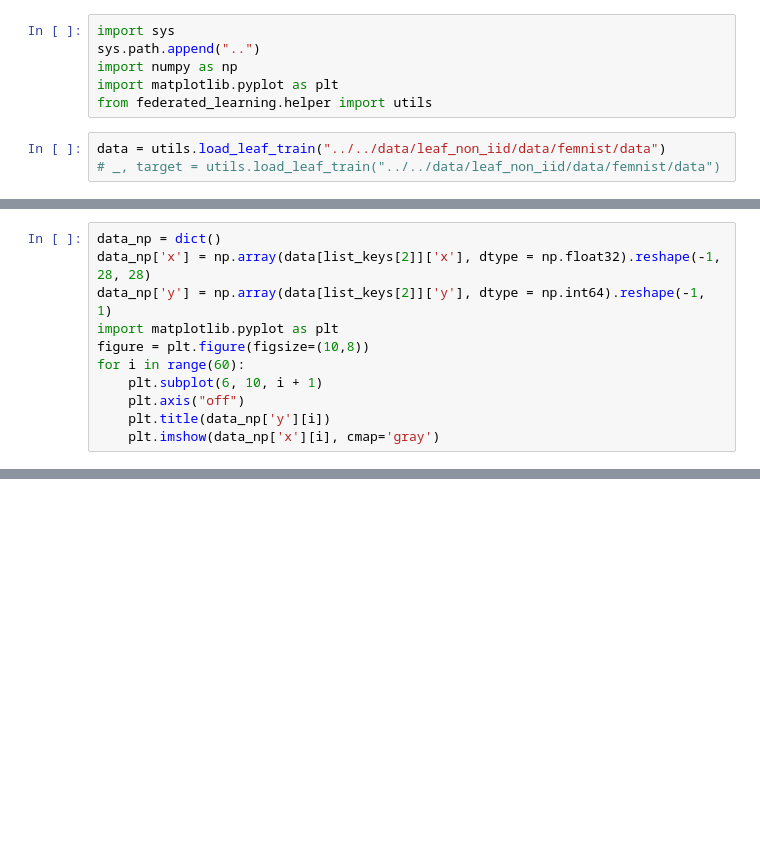
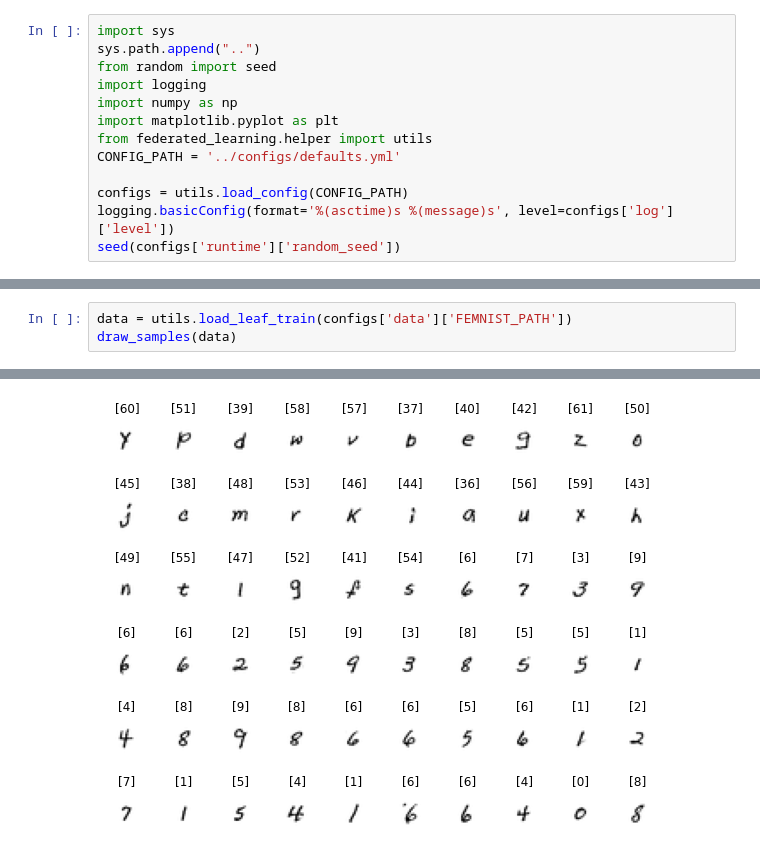
Before and after one commit to etesami/MOE-FL, a Jupyter notebook: ipynb/femnist_data_digits.ipynb, the cells around one changed output, grey strips where cells are left out. Drawn from its saved outputs; the diff is of its cells as text; blank space fills up the shorter version.

Commit message:
Almost ready for test if training on 25 clients could give good accuracy on 30 users dataset.

```diff
--- a/ipynb/femnist_data_digits.ipynb
+++ b/ipynb/femnist_data_digits.ipynb
@@ -1,9 +1,13 @@
 # %%
 import sys
 sys.path.append("..")
+from random import seed
+import logging
 import numpy as np
 import matplotlib.pyplot as plt
 from federated_learning.helper import utils
+CONFIG_PATH = '../configs/defaults.yml'
+
+configs = utils.load_config(CONFIG_PATH)
+logging.basicConfig(format='%(asctime)s %(message)s', level=configs['log']['level'])
+seed(configs['runtime']['random_seed'])
-# %%
-data = utils.load_leaf_train("../../data/leaf_non_iid/data/femnist/data")
-# _, target = utils.load_leaf_train("../../data/leaf_non_iid/data/femnist/data")
@@ -12,11 +13,0 @@ list_keys = list(data.keys())
-# %%
-data_np = dict()
-data_np['x'] = np.array(data[list_keys[2]]['x'], dtype = np.float32).reshape(-1, 28, 28)
-data_np['y'] = np.array(data[list_keys[2]]['y'], dtype = np.int64).reshape(-1, 1)
-import matplotlib.pyplot as plt
-figure = plt.figure(figsize=(10,8))
-for i in range(60):
-    plt.subplot(6, 10, i + 1)
-    plt.axis("off")
-    plt.title(data_np['y'][i])
-    plt.imshow(data_np['x'][i], cmap='gray')
@@ -24,0 +71,4 @@ for i in range(60):
+# %%
+data = utils.load_leaf_train(configs['data']['FEMNIST_PATH'])
+draw_samples(data)
+# %% [output]
@@ -25,3 +78,4 @@ for i in range(60):
+[figure, added]
 # %%
 min_num_samples = 100
 only_digits = True
```
Also changed, not shown: parts of 13 cells of this notebook, 7 other files.
